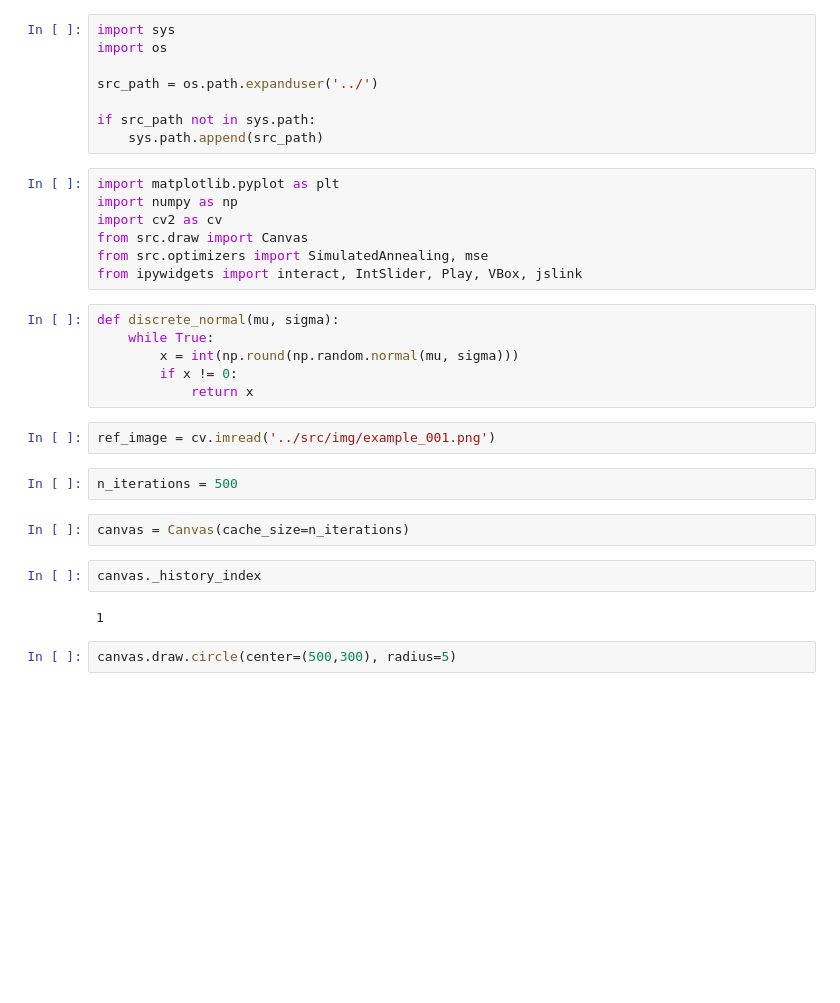
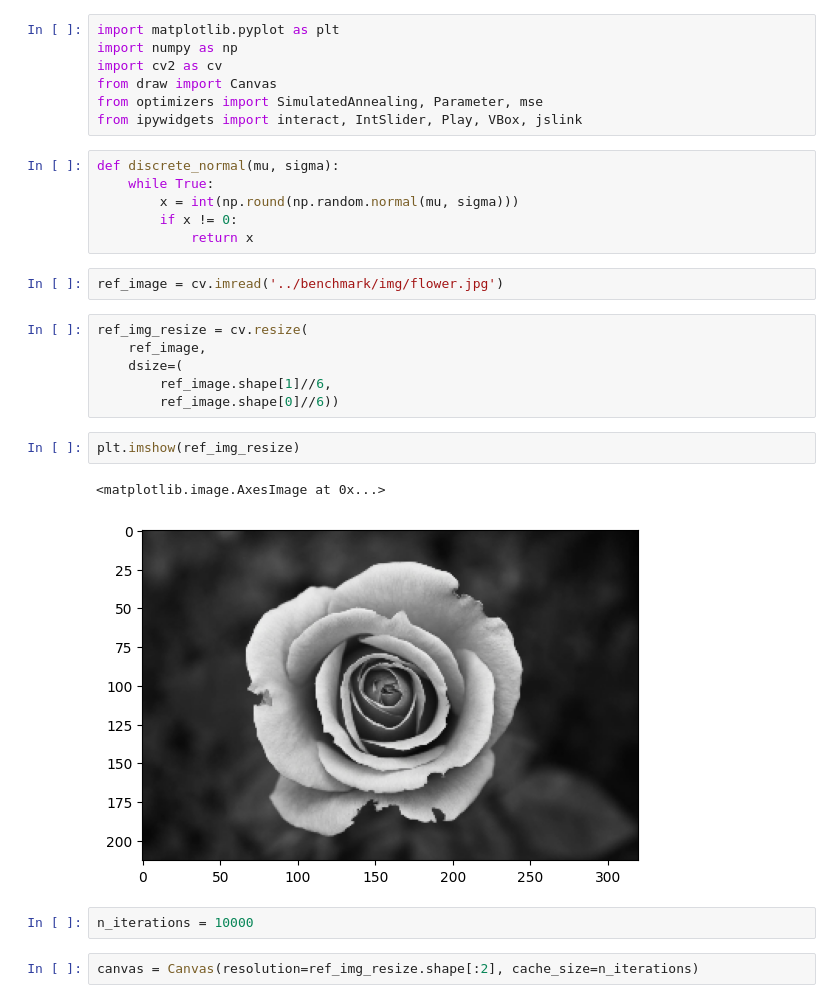
Before and after one commit to tadz-io/procedural-painting, a Jupyter notebook: notebooks/01_prototyping.ipynb, the cells around one changed output. Cells and saved outputs as stored; diff of their text form; blank space fills up the shorter version.

```diff
--- a/notebooks/01_prototyping.ipynb
+++ b/notebooks/01_prototyping.ipynb
@@ -1,17 +1,9 @@
-# %%
-import sys
-import os
-
-src_path = os.path.expanduser('../')
-
-if src_path not in sys.path:
-    sys.path.append(src_path)
 # %%
 import matplotlib.pyplot as plt
 import numpy as np
 import cv2 as cv
-from src.draw import Canvas
-from src.optimizers import SimulatedAnnealing, mse
+from draw import Canvas
+from optimizers import SimulatedAnnealing, Parameter, mse
 from ipywidgets import interact, IntSlider, Play, VBox, jslink
 # %%
 def discrete_normal(mu, sigma):
@@ -20,17 +12,22 @@ def discrete_normal(mu, sigma):
         if x != 0:
             return x
 # %%
-ref_image = cv.imread('../src/img/example_001.png')
+ref_image = cv.imread('../benchmark/img/flower.jpg')
+# %%
+ref_img_resize = cv.resize(
+    ref_image,
+    dsize=(
+        ref_image.shape[1]//6,
+        ref_image.shape[0]//6))
+# %%
+plt.imshow(ref_img_resize)
+# %% [output]
+<matplotlib.image.AxesImage at 0x...>
+[figure, added]
 # %%
-n_iterations = 500
+n_iterations = 10000
 # %%
-canvas = Canvas(cache_size=n_iterations)
+canvas = Canvas(resolution=ref_img_resize.shape[:2], cache_size=n_iterations)
-# %%
-canvas._history_index
-# %% [output]
-1
-# %%
-canvas.draw.circle(center=(500,300), radius=5)
 # %%
 plt.imshow(canvas.canvas)
 # %% [output]
```
Also changed, not shown: parts of 26 cells of this notebook.
